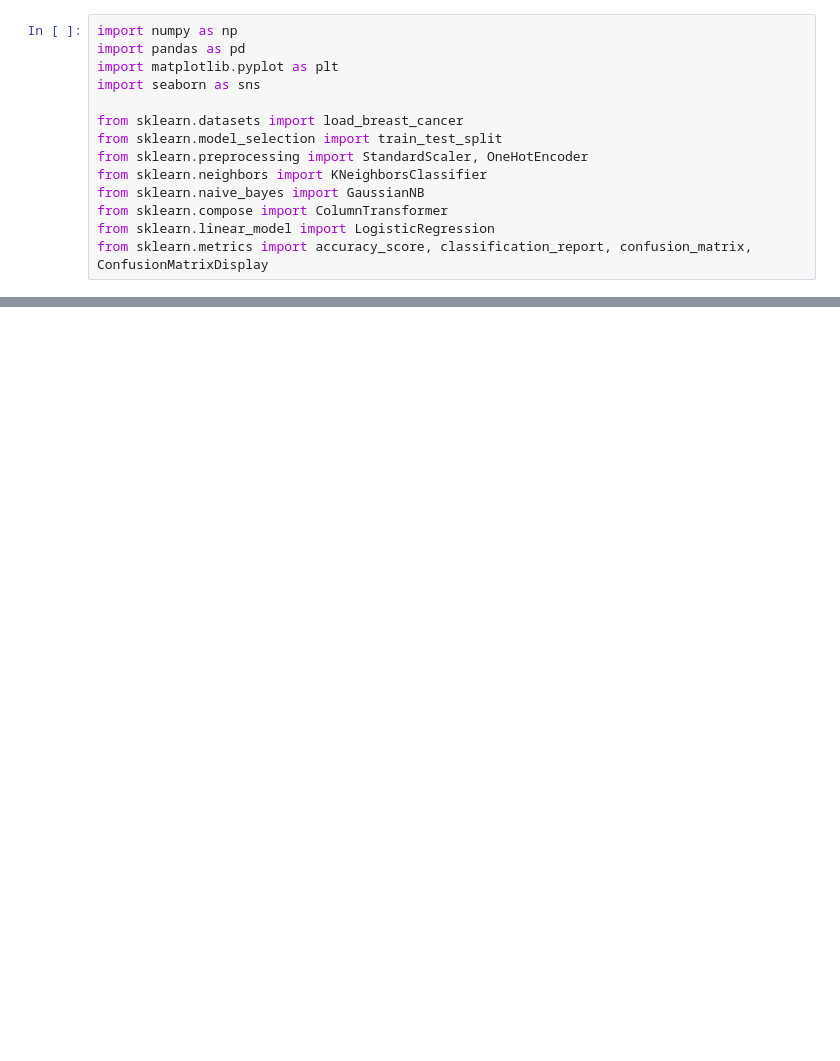
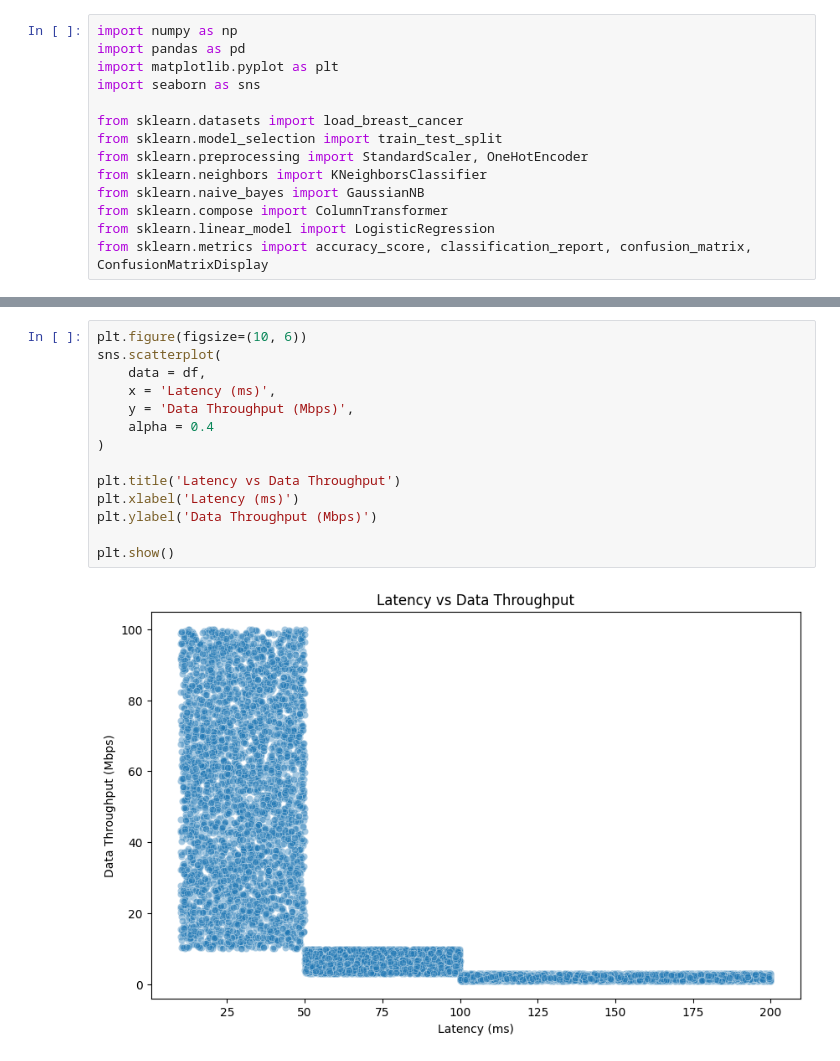
Before and after one commit to MohamedAAbdullah1/NTI-Final-Porject, a Jupyter notebook: notebooks/01_EDA.ipynb, the cells around one changed output, grey strips where cells are left out. Saved outputs shown, nothing was run; the diff lists cells and outputs as text; blank space fills up the shorter version.

```diff
--- a/notebooks/01_EDA.ipynb
+++ b/notebooks/01_EDA.ipynb
@@ -28,0 +460,16 @@ df_clean.to_csv("cleaned_data.csv", index=False)
+# %%
+plt.figure(figsize=(10, 6))
+sns.scatterplot(
+    data = df,
+    x = 'Latency (ms)',
+    y = 'Data Throughput (Mbps)',
+    alpha = 0.4
+)
+
+plt.title('Latency vs Data Throughput')
+plt.xlabel('Latency (ms)')
+plt.ylabel('Data Throughput (Mbps)')
+
+plt.show()
+# %% [output]
+[figure, added]
```
Also changed, not shown: parts of 64 cells of this notebook.
